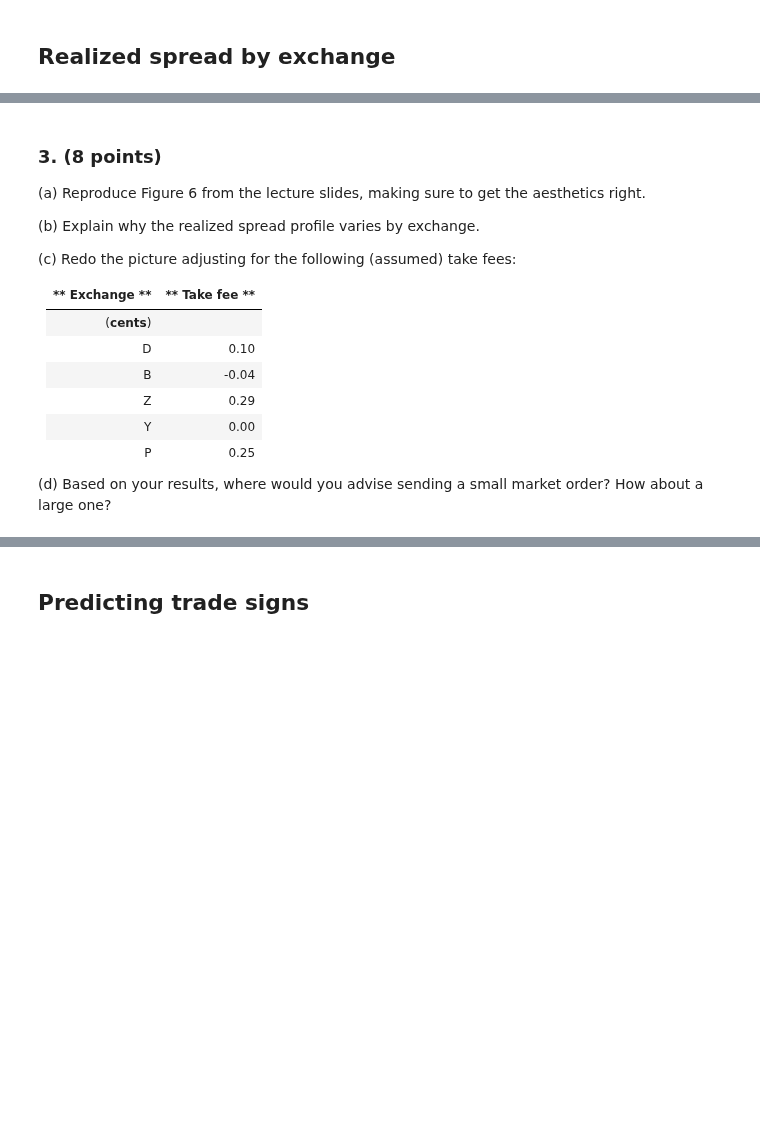
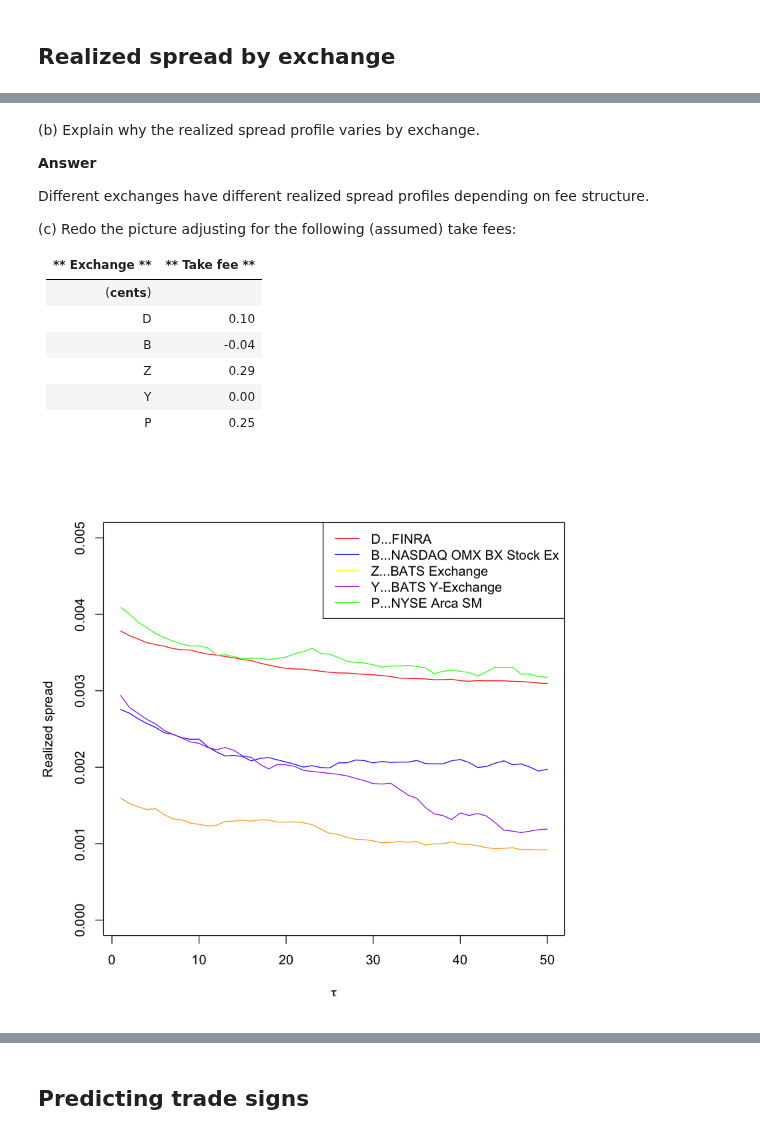
Before and after one commit to wubiya/MicroStructure, a Jupyter notebook: 9879HW4_Wu_Biya.ipynb, the cells around one changed output, grey strips where cells are left out. Saved outputs shown, nothing was run; the diff lists cells and outputs as text; code cells hidden in the pictures; blank space fills up the shorter version.

```diff
--- a/9879HW4_Wu_Biya.ipynb
+++ b/9879HW4_Wu_Biya.ipynb
@@ -163,9 +205,10 @@ the two number are positively related, which means the higher the correlation, t
 # %% [markdown]
-### 3. (8 points)
-
-(a) Reproduce Figure 6 from the lecture slides, making sure to get the aesthetics right.
 
 (b) Explain why the realized spread profile varies by exchange.
+
+**Answer**
+
+ Different exchanges have different realized spread profiles depending on fee structure.
 
 (c) Redo the picture adjusting for the following (assumed) take fees:
 
@@ -177,5 +220,16 @@ B | -0.04
 Z | 0.29
 Y | 0.00
 P | 0.25
-
-(d) Based on your results, where would you advise sending a small market order?  How about a large one?
+# %%
+
+plot(x=1:50,y=rsLagD+.1/100,col="red",type="l",xlab=expression(tau), ylab = "Realized spread", ylim=c(0, 0.005))
+lines(x=1:50,y=rsLagB-.04/100,col="blue")
+lines(x=1:50,y=rsLagZ+.029/100,col="orange")
+lines(x=1:50,y=rsLagY,col="purple")
+lines(x=1:50,y=rsLagP+.25/100,col="green")
+
+legend("topright", c("D...FINRA","B...NASDAQ OMX BX Stock Ex","Z...BATS Exchange","Y...BATS Y-Exchange","P...NYSE Arca SM"),
+       lty = c(1,1,1,1,1),
+       col=c("red","blue","yellow","purple","green"))
+# %% [output]
+[figure, added]
```
Also changed, not shown: parts of 5 cells of this notebook.
